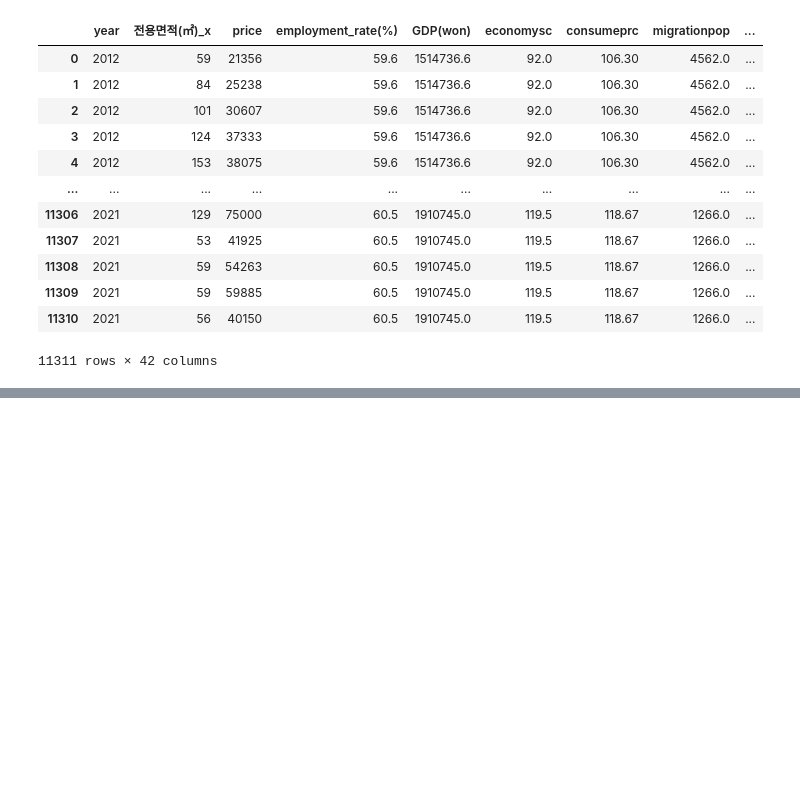
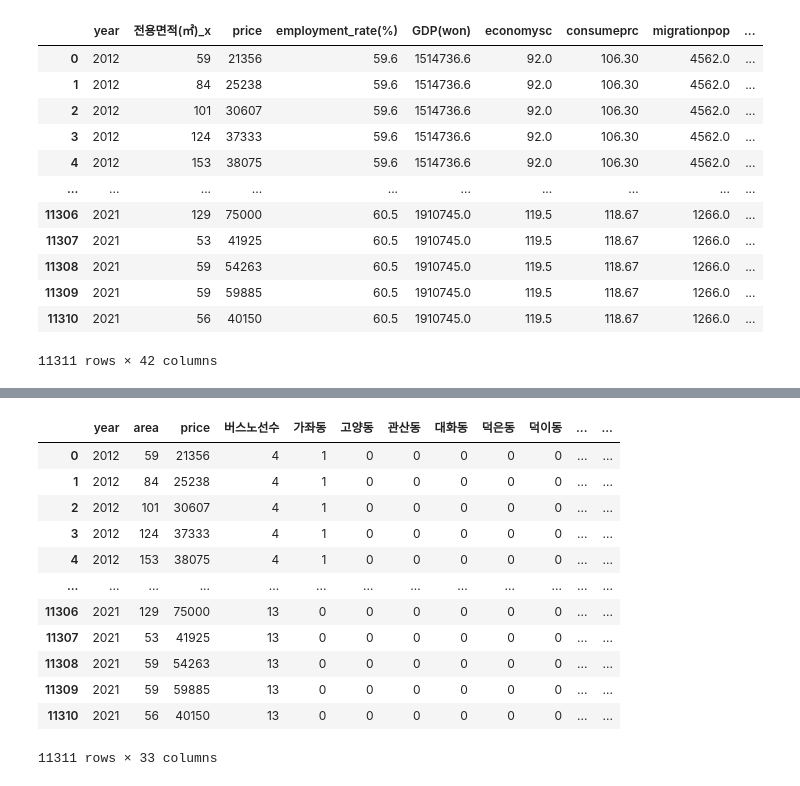
Before and after one commit to ZDRSJ/DA, a Jupyter notebook: EDA_code_file/ML_data.ipynb, the cells around one changed output, grey strips where cells are left out. Saved outputs shown, nothing was run; the diff lists cells and outputs as text; code cells hidden in the pictures; blank space fills up the shorter version.

```diff
--- a/EDA_code_file/ML_data.ipynb
+++ b/EDA_code_file/ML_data.ipynb
@@ -296,14 +296,3 @@ df_ml
 | 11309 | 2021 | 59 | 59885 | 60.5 | 1910745.0 | 119.5 | 118.67 | 1266.0 | ... |
 | 11310 | 2021 | 56 | 40150 | 60.5 | 1910745.0 | 119.5 | 118.67 | 1266.0 | ... |
 11311 rows × 42 columns
-# %%
-df_ml.columns = ['year', '전용면적', 'price', 'employment_rate', 'GDP',
-       'economysc', 'consumeprc', 'migrationpop', 'bankloan', 'room',
-       'bath', '버스노선수', '단지명_enc', 'enc_가좌동', 'enc_고양동', 'enc_관산동', 'enc_대화동',
-        'enc_덕은동', 'enc_덕이동', 'enc_도내동', 'enc_동산동', 'enc_마두동', 'enc_백석동',
-        'enc_사리현동', 'enc_삼송동', 'enc_성사동', 'enc_성석동', 'enc_식사동', 'enc_신원동',
-        'enc_원흥동', 'enc_일산동', 'enc_장항동', 'enc_주교동', 'enc_주엽동', 'enc_중산동',
-        'enc_지축동', 'enc_탄현동', 'enc_토당동', 'enc_풍동', 'enc_행신동', 'enc_향동동',
-        'enc_화정동']
-
-df_ml
@@ -323,0 +299,11 @@ df_ml
+# %%
+df_ml.columns = ['year', 'area', 'price', 'employment_rate', 'GDP',
+       'economysc', 'consumeprc', 'migrationpop', 'bankloan', 'room',
+       'bath', '버스노선수', '단지명_enc', '가좌동', '고양동', '관산동', '대화동',
+        '덕은동', '덕이동', '도내동', '동산동', '마두동', '백석동',
+        '사리현동', '삼송동', '성사동', '성석동', '식사동', '신원동',
+        '원흥동', '일산동', '장항동', '주교동', '주엽동', '중산동',
+        '지축동', '탄현동', '토당동', '풍동', '행신동', '향동동',
+        '화정동']
+
+df_ml
@@ -358,3 +333,28 @@ df_ml_f
+# %%
+# 모델링용 최종 데이터셋
+
+df_ml_f= df_ml[['year', 'area', 'price', '버스노선수', '가좌동', '고양동', '관산동', '대화동',
+        '덕은동', '덕이동', '도내동', '동산동', '마두동', '백석동',
+        '사리현동', '삼송동', '성사동', '성석동', '식사동', '신원동',
+        '원흥동', '일산동', '장항동', '주교동', '주엽동', '중산동',
+        '지축동', '탄현동', '토당동', '풍동', '행신동', '향동동',
+        '화정동']]
+
+df_ml_f
+# %% [output]
+|  | year | area | price | 버스노선수 | 가좌동 | 고양동 | 관산동 | 대화동 | 덕은동 | 덕이동 | ... | ... |
+| 0 | 2012 | 59 | 21356 | 4 | 1 | 0 | 0 | 0 | 0 | 0 | ... | ... |
+| 1 | 2012 | 84 | 25238 | 4 | 1 | 0 | 0 | 0 | 0 | 0 | ... | ... |
+| 2 | 2012 | 101 | 30607 | 4 | 1 | 0 | 0 | 0 | 0 | 0 | ... | ... |
+| 3 | 2012 | 124 | 37333 | 4 | 1 | 0 | 0 | 0 | 0 | 0 | ... | ... |
+| 4 | 2012 | 153 | 38075 | 4 | 1 | 0 | 0 | 0 | 0 | 0 | ... | ... |
+| ... | ... | ... | ... | ... | ... | ... | ... | ... | ... | ... | ... | ... |
+| 11306 | 2021 | 129 | 75000 | 13 | 0 | 0 | 0 | 0 | 0 | 0 | ... | ... |
+| 11307 | 2021 | 53 | 41925 | 13 | 0 | 0 | 0 | 0 | 0 | 0 | ... | ... |
+| 11308 | 2021 | 59 | 54263 | 13 | 0 | 0 | 0 | 0 | 0 | 0 | ... | ... |
+| 11309 | 2021 | 59 | 59885 | 13 | 0 | 0 | 0 | 0 | 0 | 0 | ... | ... |
+| 11310 | 2021 | 56 | 40150 | 13 | 0 | 0 | 0 | 0 | 0 | 0 | ... | ... |
+11311 rows × 33 columns
 # %%
 # 모델링용 최종 데이터셋
 # 컬럼 리스트 정의
```
Also changed, not shown: parts of 3 cells of this notebook, 1 other file.
